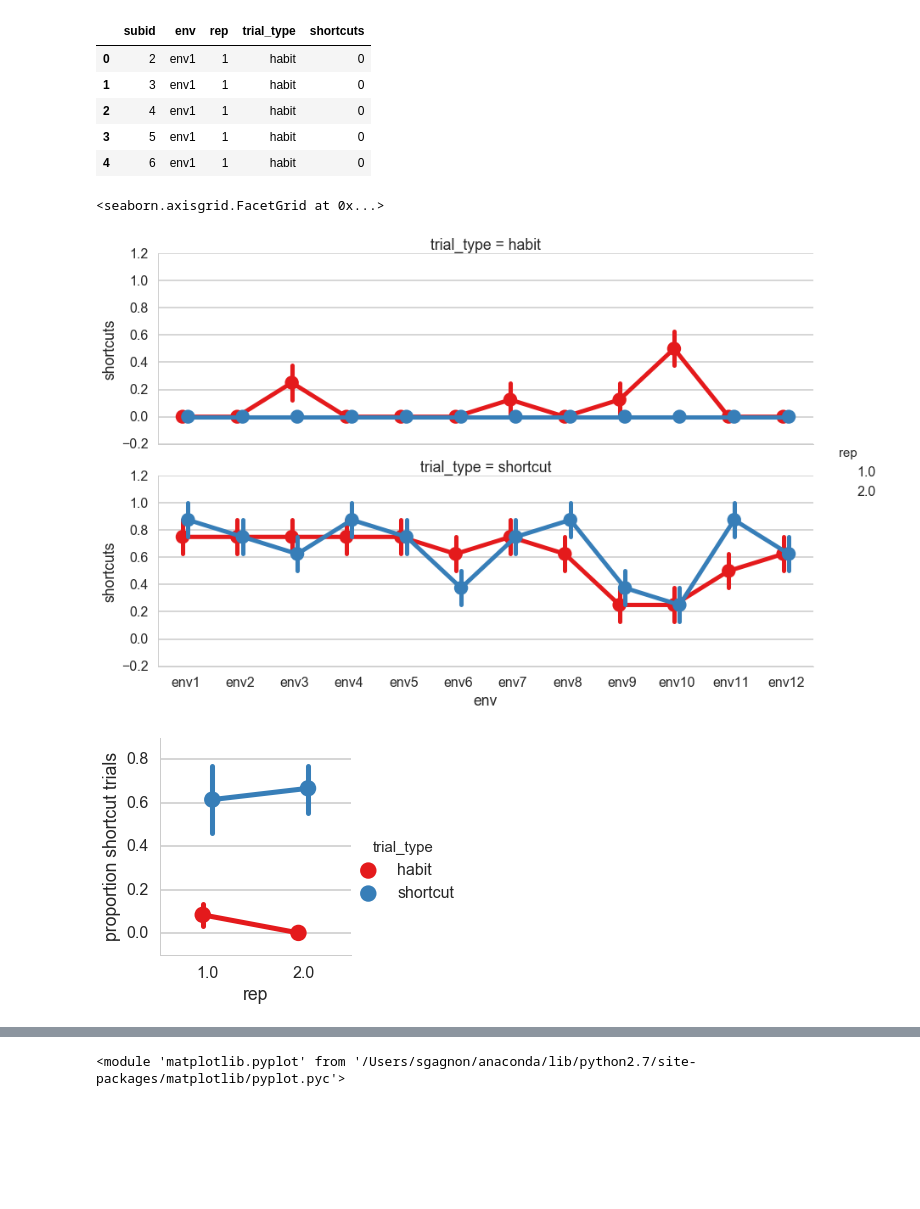
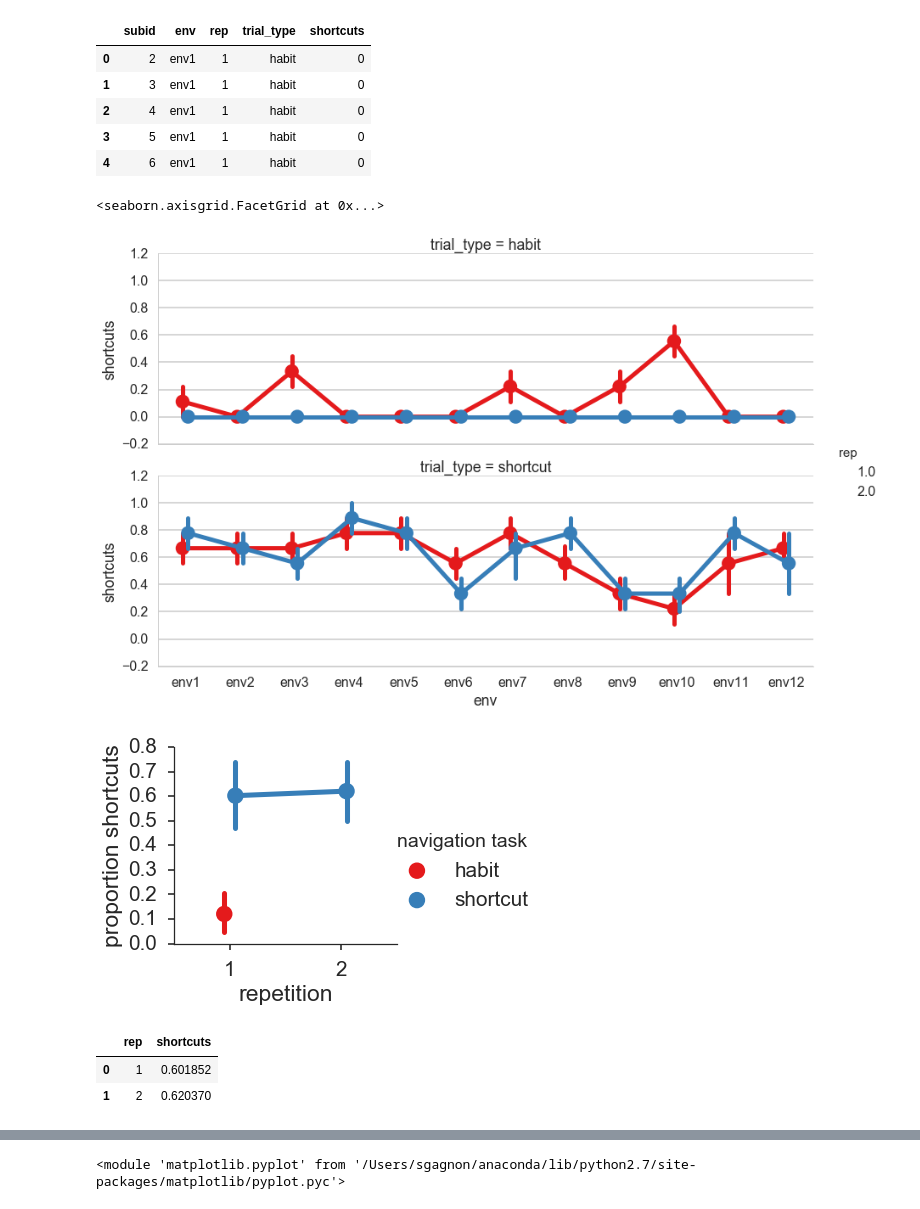
Before and after one commit to thackerybrown/SST, a Jupyter notebook: analysis/SST_behav_fmri.ipynb, the cells around one changed output, grey strips where cells are left out. Drawn from its saved outputs; the diff is of its cells as text; code cells hidden in the pictures; blank space fills up the shorter version.

```diff
--- a/analysis/SST_behav_fmri.ipynb
+++ b/analysis/SST_behav_fmri.ipynb
@@ -237,3 +255,17 @@ orient_onsets.head()
+# %%
+df['env'] = np.nan
+df['rep'] = np.nan
+df['trial'] = np.nan
+
+for i in orient_onsets.index:
+    index_val = orient_onsets.loc[i, 'index']
+    df.loc[index_val, 'env'] = 'env' + orient_onsets.loc[i, 'env'].astype(str)
+    df.loc[index_val, 'rep'] = orient_onsets.loc[i, 'rep']
+    df.loc[index_val, 'trial'] = orient_onsets.loc[i, 'trial']
+
+df.env.fillna(method='ffill', inplace=True)
+df.rep.fillna(method='ffill', inplace=True)
+df.trial.fillna(method='ffill', inplace=True)
 # %%
 print len('env' + orient_onsets.env.astype(str))
 print len(df.loc[orient_onsets['index'], 'env'])
@@ -594,17 +641,33 @@ sns.factorplot(x='env', y='shortcuts',
                palette='Set1')
 # %% [output]
 <seaborn.axisgrid.FacetGrid at 0x...>
-[figure, old version]
+[figure, new version]
 # %%
-data = dshortcuts.groupby(['subid', 'rep', 'trial_type']).mean()
+data = dshortcuts.groupby(['subid', 'rep', 'trial_type']).mean().reset_index()
+data.rep = data.rep.astype(int)
+sns.set(style='ticks', context='poster', font_scale=1.3)
+data['navigation task'] = data.trial_type
+data.loc[(data.rep == 2) &
+         (data.trial_type == 'habit'), 'shortcuts'] = np.nan
 sns.factorplot(x='rep', y='shortcuts',
-               hue='trial_type',
+               hue='navigation task',
                units='subid',
                dodge=.1,
+               aspect=1.2,
                data=data.reset_index(),
                palette='Set1')
-plt.ylabel('proportion shortcut trials')
+plt.ylabel('proportion shortcuts')
+plt.xlabel('repetition')
+# plt.tight_layout()
 
 plt.savefig('/Volumes/group/awagner/sgagnon/SST/analysis/behav/proportion_shortcut.png')
 # %% [output]
-[figure, old version]
+[figure, new version]
+# %%
+data = dshortcuts[dshortcuts.trial_type == 'shortcut']
+data = data.groupby(['rep']).mean().reset_index()
+data
+# %% [output]
+|  | rep | shortcuts |
+| 0 | 1 | 0.601852 |
+| 1 | 2 | 0.620370 |
```
Also changed, not shown: parts of 47 cells of this notebook, 9 other files.
